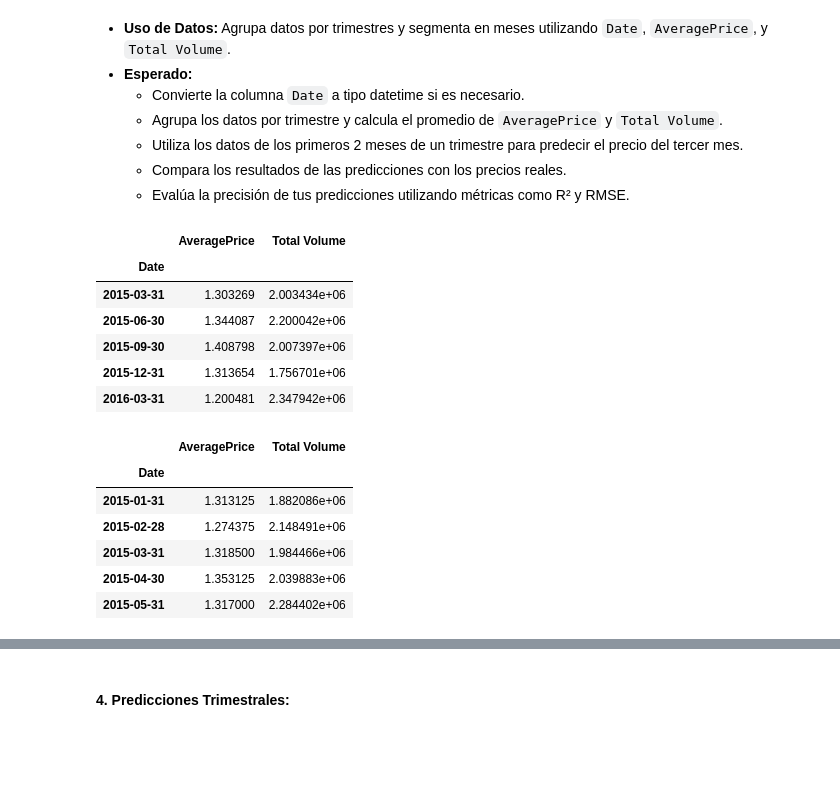
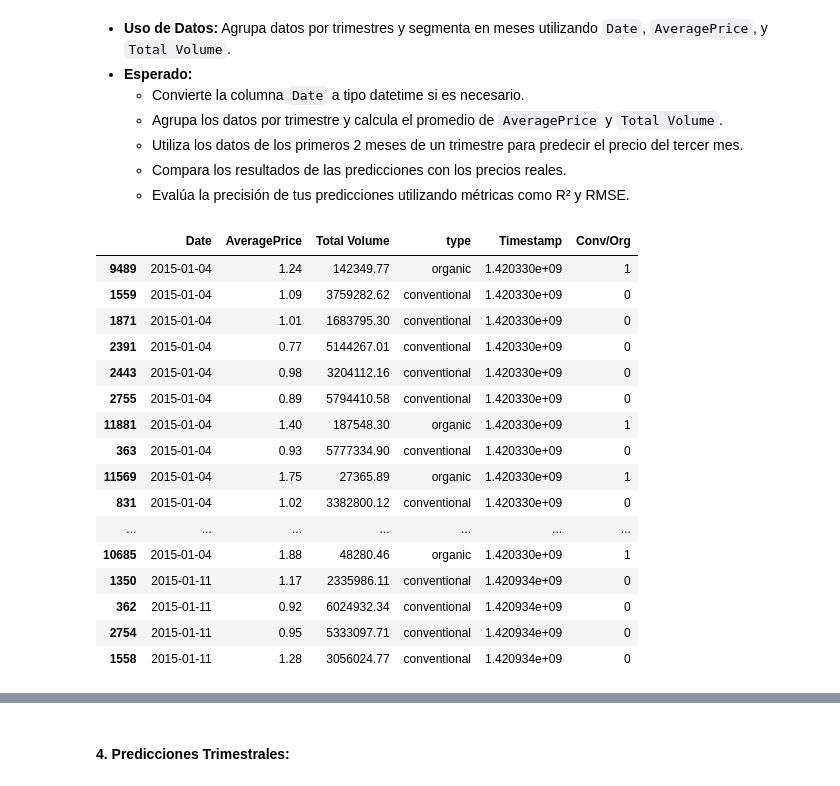
Before and after one commit to albagd77/MAGic-Avocado-TP1, a Jupyter notebook: 05_correlacion_y_regresion.ipynb, the cells around one changed output, grey strips where cells are left out. Saved outputs shown, nothing was run; the diff lists cells and outputs as text; code cells hidden in the pictures; blank space fills up the shorter version.

Commit message:
avances ej5 predicción

```diff
--- a/05_correlacion_y_regresion.ipynb
+++ b/05_correlacion_y_regresion.ipynb
@@ -145,31 +157,36 @@ Podríamos concluir que la regresión polinómica de grado 2 es más ajustada, s
      - Compara los resultados de las predicciones con los precios reales.
      - Evalúa la precisión de tus predicciones utilizando métricas como R² y RMSE.
 # %%
-df_prediccion_M=greater_regions[['Date', 'AveragePrice', 'Total Volume']]
-#Date ya es datatime
-#Agrupamos por trimestres
-#Las agrupamos por trimestres (Q) y para average price hacemos la media y para total volume la media también
-agrup_Q=df_prediccion_M.groupby(pd.Grouper(key='Date', freq='Q')).agg({'AveragePrice': 'mean', 'Total Volume': 'mean'})
+df_predic=greater_regions[['Date', 'AveragePrice', 'Total Volume', 'type']]
+df_prediccion=df_predic.copy()
+# Asegurarse de que 'Date' esté en formato datetime
+df_prediccion['Date'] = pd.to_datetime(df_prediccion['Date'])
 
-agrup_Q.head()
+# Ordenar por 'Date' en orden ascendente
+df_ordenado_por_fecha = df_prediccion.sort_values(by='Date', ascending=True)
+
+# Convertir las fechas a timestamps
+df_ordenado_por_fecha['Timestamp'] = df_ordenado_por_fecha['Date'].apply(lambda x: x.timestamp())
+
+#Vamos a separar la variable categorica type en columnas de 1 y 0. 1 es organico, 0 es convencional.
+df_ordenado_por_fecha['Conv/Org'] = df_ordenado_por_fecha['type'].map({'organic': 1, 'conventional': 0})
+
+df_ordenado_por_fecha.head(20)
 # %% [output]
-|  | AveragePrice | Total Volume |
-| Date |  |  |
-| 2015-03-31 | 1.303269 | 2.003434e+06 |
-| 2015-06-30 | 1.344087 | 2.200042e+06 |
-| 2015-09-30 | 1.408798 | 2.007397e+06 |
-| 2015-12-31 | 1.313654 | 1.756701e+06 |
-| 2016-03-31 | 1.200481 | 2.347942e+06 |
+|  | Date | AveragePrice | Total Volume | type | Timestamp | Conv/Org |
+| 9489 | 2015-01-04 | 1.24 | 142349.77 | organic | 1.420330e+09 | 1 |
+| 1559 | 2015-01-04 | 1.09 | 3759282.62 | conventional | 1.420330e+09 | 0 |
+| 1871 | 2015-01-04 | 1.01 | 1683795.30 | conventional | 1.420330e+09 | 0 |
+| 2391 | 2015-01-04 | 0.77 | 5144267.01 | conventional | 1.420330e+09 | 0 |
+| 2443 | 2015-01-04 | 0.98 | 3204112.16 | conventional | 1.420330e+09 | 0 |
+| 2755 | 2015-01-04 | 0.89 | 5794410.58 | conventional | 1.420330e+09 | 0 |
+| 11881 | 2015-01-04 | 1.40 | 187548.30 | organic | 1.420330e+09 | 1 |
+| 363 | 2015-01-04 | 0.93 | 5777334.90 | conventional | 1.420330e+09 | 0 |
+| 11569 | 2015-01-04 | 1.75 | 27365.89 | organic | 1.420330e+09 | 1 |
+| 831 | 2015-01-04 | 1.02 | 3382800.12 | conventional | 1.420330e+09 | 0 |
+| ... | ... | ... | ... | ... | ... | ... |
+| 10685 | 2015-01-04 | 1.88 | 48280.46 | organic | 1.420330e+09 | 1 |
+| 1350 | 2015-01-11 | 1.17 | 2335986.11 | conventional | 1.420934e+09 | 0 |
+| 362 | 2015-01-11 | 0.92 | 6024932.34 | conventional | 1.420934e+09 | 0 |
+| 2754 | 2015-01-11 | 0.95 | 5333097.71 | conventional | 1.420934e+09 | 0 |
+| 1558 | 2015-01-11 | 1.28 | 3056024.77 | conventional | 1.420934e+09 | 0 |
-# %%
-#Para poder tomar los datos de los primeros dos meses y comparar la predicción con lo real separaremos lo datos por meses.
-# Convertir los datos en frecuencia mensual (M)
-df_mensual = df_prediccion_M.groupby(pd.Grouper(key='Date', freq='M')).agg({'AveragePrice': 'mean', 'Total Volume': 'mean'})
-df_mensual.head()
-# %% [output]
-|  | AveragePrice | Total Volume |
-| Date |  |  |
-| 2015-01-31 | 1.313125 | 1.882086e+06 |
-| 2015-02-28 | 1.274375 | 2.148491e+06 |
-| 2015-03-31 | 1.318500 | 1.984466e+06 |
-| 2015-04-30 | 1.353125 | 2.039883e+06 |
-| 2015-05-31 | 1.317000 | 2.284402e+06 |
```
Also changed, not shown: parts of 40 cells of this notebook.
